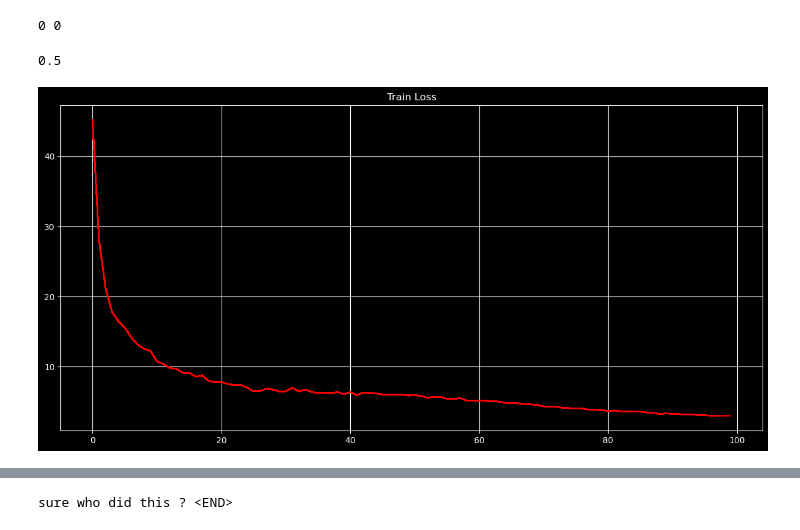
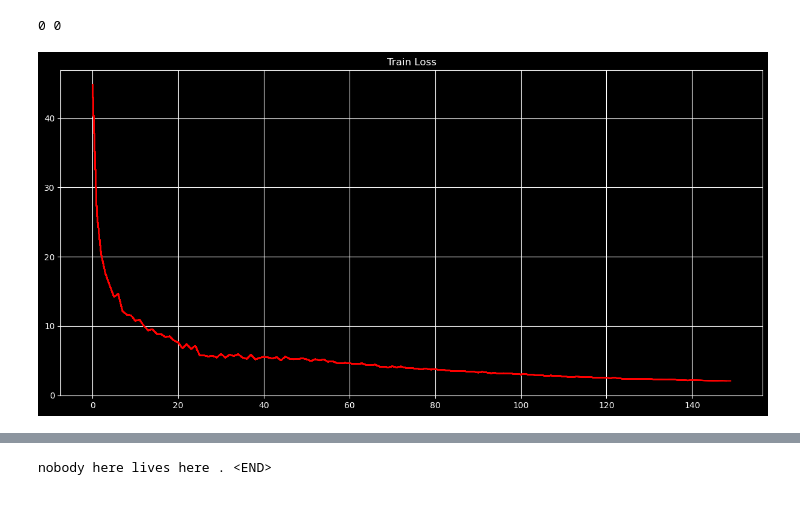
Before and after one commit to Os-VV/Deep-learning-homeworks, a Jupyter notebook: HW6.ipynb, the cells around one changed output, grey strips where cells are left out. Cells and saved outputs as stored; diff of their text form; code cells hidden in the pictures.

```diff
--- a/HW6.ipynb
+++ b/HW6.ipynb
@@ -181,10 +172,6 @@ class DecoderRNN(nn.Module):
             return (init_hidden, init_hidden)
 # %%
 test_subset = rus_eng_len_filtered.sample(frac = .1)
-# %%
-.75 - 25 / n_epochs
-# %% [output]
-0.5
 # %%
 warnings.filterwarnings('ignore')
 plt.style.use('dark_background')
@@ -197,7 +184,7 @@ batch_size = 512
 hidden_size = 512
 teacher_forcing_ratio = 0.5
 learning_rate = 0.001
-n_epochs = 100
+n_epochs = 150
 num_layers = 2
 direction = 'rus to eng'
 rnn_type = 'lstm'
@@ -225,12 +212,12 @@ decoder_optimizer = optim.Adam(decoder.parameters(), lr=learning_rate)
 encoder_scheduler = torch.optim.lr_scheduler.ExponentialLR(encoder_optimizer, gamma=gamma)
 decoder_scheduler = torch.optim.lr_scheduler.ExponentialLR(decoder_optimizer, gamma=gamma)
 
-encoder.load_state_dict(torch.load('encoder_weights.pth', weights_only=True))
-encoder_optimizer.load_state_dict(torch.load('encoder_optimizer.pth', weights_only=True))
-decoder.load_state_dict(torch.load('decoder_weights.pth', weights_only=True))
-decoder_optimizer.load_state_dict(torch.load('decoder_optimizer.pth', weights_only=True))
-encoder_optimizer.param_groups[0]['lr'] = 0.0005
-decoder_optimizer.param_groups[0]['lr'] = 0.0005
+# encoder.load_state_dict(torch.load('encoder_weights.pth', weights_only=True))
+# encoder_optimizer.load_state_dict(torch.load('encoder_optimizer.pth', weights_only=True))
+# decoder.load_state_dict(torch.load('decoder_weights.pth', weights_only=True))
+# decoder_optimizer.load_state_dict(torch.load('decoder_optimizer.pth', weights_only=True))
+# encoder_optimizer.param_groups[0]['lr'] = 0.0005
+# decoder_optimizer.param_groups[0]['lr'] = 0.0005
 
 losses = []
 
@@ -288,31 +275,31 @@ for ep in range(n_epochs):
                 _, topi = decoder_output.topk(1, dim=2)
                 word_indexes = topi.squeeze().cpu().numpy()
                 tgt_enbeddings = []
                 for index in word_indexes:
                     tgt_enbeddings.append(target_w2v.wv[index])
                 decoder_input = torch.tensor(tgt_enbeddings).unsqueeze(1).to(device)
                 current_targets = target_indexes[:, di].type(torch.LongTensor).unsqueeze(1).to(device)
                 loss_step = criterion(decoder_output.view(-1, vocab_size), current_targets.flatten())
                 batch_loss += loss_step
 
         batch_loss.backward()
         torch.nn.utils.clip_grad_norm_(encoder.parameters(), max_norm=1.0)
         torch.nn.utils.clip_grad_norm_(decoder.parameters(), max_norm=1.0)
 
         batch_loss = batch_loss / batch_size
         epoch_loss += batch_loss.item()
         encoder_optimizer.step()
         decoder_optimizer.step()
 
     if ep >= 50:
         encoder_scheduler.step()
         decoder_scheduler.step()
     last_lr = encoder_optimizer.param_groups[0]['lr']
     losses.append(epoch_loss)
     sns.lineplot(losses, c='red', ax = ax)
     display.display(fig, clear=True)
     plt.close()
 
     print(f'Epoch {ep} -- Epoch Loss: {epoch_loss:.4f} -- Learning Rate: {last_lr:.6f} -- Teacher Forcing: {teacher_forcing_ratio:.3f} -- Time: {time.time() - start:.2f}s')
 # %% [output]
-[figure, old version]
+[figure, new version]
@@ -328,28 +315,36 @@ torch.save(encoder_optimizer.state_dict(), 'encoder_optimizer.pth')
 torch.save(decoder.state_dict(), 'decoder_weights.pth')
 torch.save(decoder_optimizer.state_dict(), 'decoder_optimizer.pth')
 # %%
-phrase = 'кто это сделал?'
-tokenized_phrase = word_tokenize(normalizeString(phrase, 'cyr'), language='russian') + ['<END>']
-phrase_embeddings = torch.tensor(
-    [w2v_rus.wv[word] if word in w2v_rus.wv else np.zeros(w2v_rus.vector_size) for word in tokenized_phrase],
+
+def translate(phrase, encoder, decoder, w2v_source_model, w2v_target_model, lang):
+    if lang == 'russian':
+        charset = 'cyr'
+        language = 'russian'
+    else:
+        charset = 'lat'
+        language = 'russian'
+    outputs = []
+    tokenized_phrase = word_tokenize(normalizeString(phrase, charset), language=language) + ['<END>']
+    phrase_embeddings = torch.tensor(
+    [w2v_source_model.wv[word] if word in w2v_source_model.wv else np.zeros(w2v_source_model.vector_size) for word in tokenized_phrase],
     dtype = torch.float32).unsqueeze(0).to(device)
-outputs = []
-with torch.no_grad():
-    encoder_hidden = encoder.initHidden(1)
-    _, encoder_hidden = encoder(phrase_embeddings, encoder_hidden)
-    decoder_hidden = encoder_hidden
-    decoder_input = torch.tensor(w2v_eng.wv['<START>']).view((1, 1, 128)).to(device)
-
-    for i in range(10):
-        decoder_output, decoder_hidden = decoder(decoder_input, decoder_hidden)
-        _, topi = decoder_output.topk(1, dim=2)
-        word_index = topi.item()
-        word = w2v_eng.wv.index_to_key[word_index]
-        outputs.append(word)
-        if word in ['<END>','<PAD>']:
-            break
-        decoder_input = torch.tensor(w2v_eng.wv[word]).view((1, 1, 128)).to(device)
-
-print(' '.join(outputs))
+    with torch.no_grad():
+        encoder_hidden = encoder.initHidden(1)
+        _, encoder_hidden = encoder(phrase_embeddings, encoder_hidden)
+        decoder_hidden = encoder_hidden
+        decoder_input = torch.tensor(w2v_eng.wv['<START>']).view((1, 1, 128)).to(device)
+        for i in range(10):
+            decoder_output, decoder_hidden = decoder(decoder_input, decoder_hidden)
+            _, topi = decoder_output.topk(1, dim=2)
+            word_index = topi.item()
+            word = w2v_target_model.wv.index_to_key[word_index]
+            outputs.append(word)
+            if word in ['<END>','<PAD>']:
+                break
+            decoder_input = torch.tensor(w2v_target_model.wv[word]).view((1, 1, 128)).to(device)
+    print(' '.join(outputs))
-# %% [output]
-sure who did this ? <END>
+# %%
+phrase = 'здесь никто не живёт'
+translate(phrase, encoder, decoder, w2v_rus, w2v_eng, 'russian')
+# %% [output]
+nobody here lives here . <END>
```
Also changed, not shown: parts of 2 cells of this notebook.
